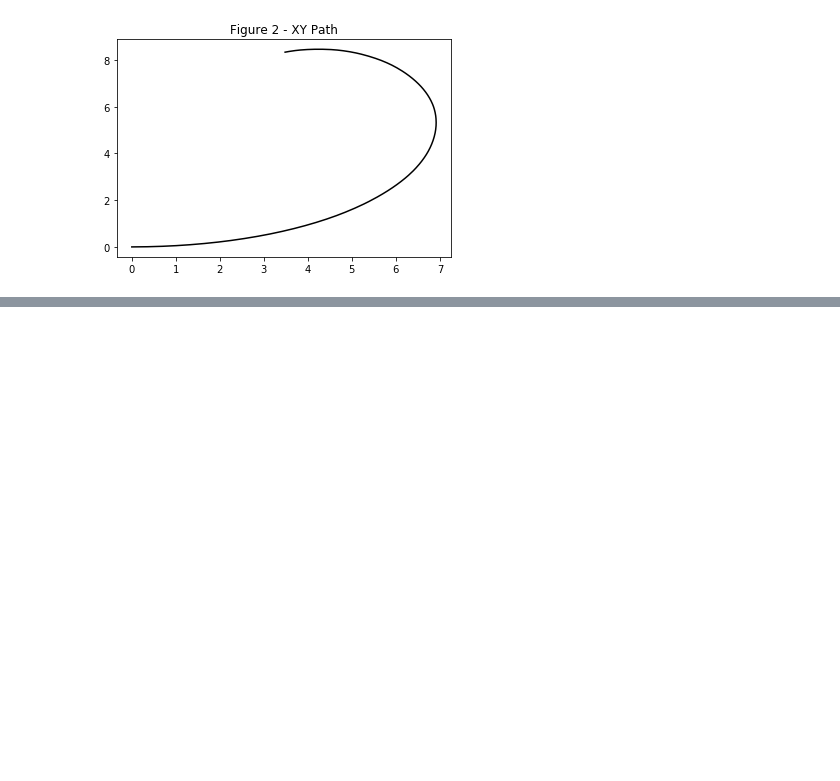
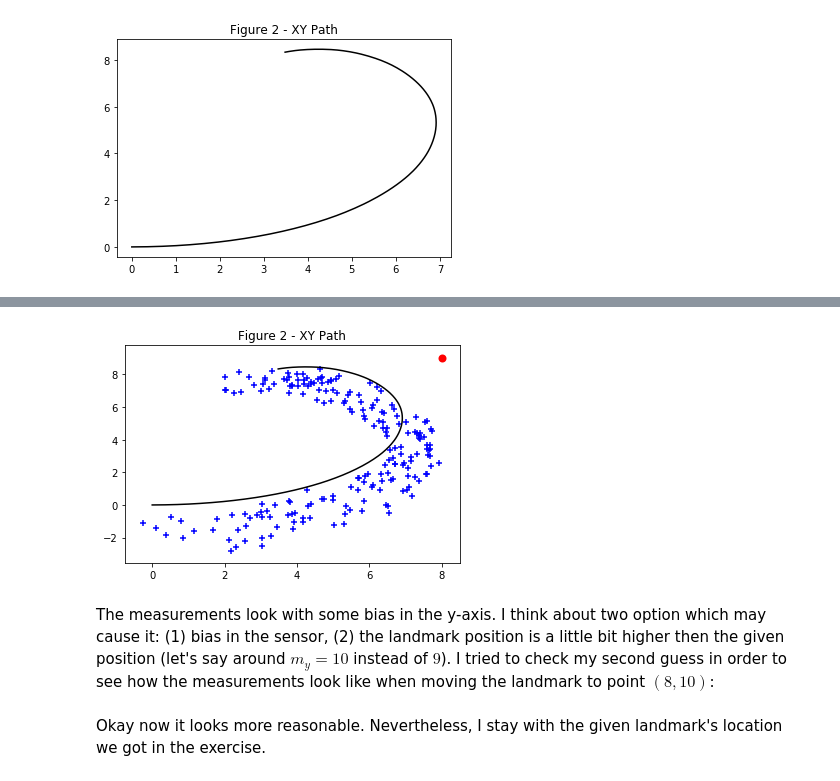
Before and after one commit to evyatarluv/Intelligent-Robotic-Systems, a Jupyter notebook: kalman_filter.ipynb, the cells around one changed output, grey strips where cells are left out. Saved outputs shown, nothing was run; the diff lists cells and outputs as text; code cells hidden in the pictures; blank space fills up the shorter version.

```diff
--- a/kalman_filter.ipynb
+++ b/kalman_filter.ipynb
@@ -255,0 +265,13 @@ Great move of the robot!
+# %%
+# Figure 2 with measurements
+figure_2(ground_truth=data['ground_truth'],
+         estimation=None,
+         measurements=data['measurements'])
+# %% [output]
+[figure, added]
+# %% [markdown]
+The measurements look with some bias in the y-axis. I think about two option
+which may cause it: (1) bias in the sensor, (2) the landmark position is a little
+bit higher then the given position (let's say around $m_y = 10$ instead of $9$).
+I tried to check my second guess in order to see how the measurements look like
+when moving the landmark to point $(8, 10)$:
@@ -255,0 +283,3 @@ Great move of the robot!
+# %% [markdown]
+Okay now it looks more reasonable. Nevertheless, I stay with the given landmark's
+location we got in the exercise.
```
Also changed, not shown: parts of 3 cells of this notebook, 1 other file.
